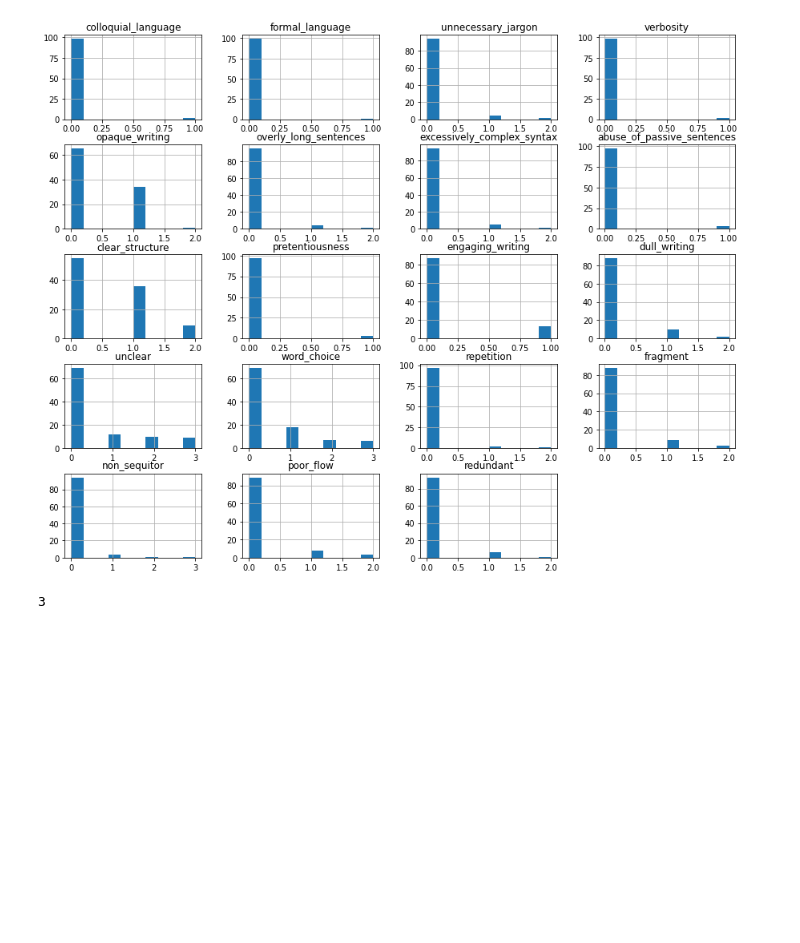
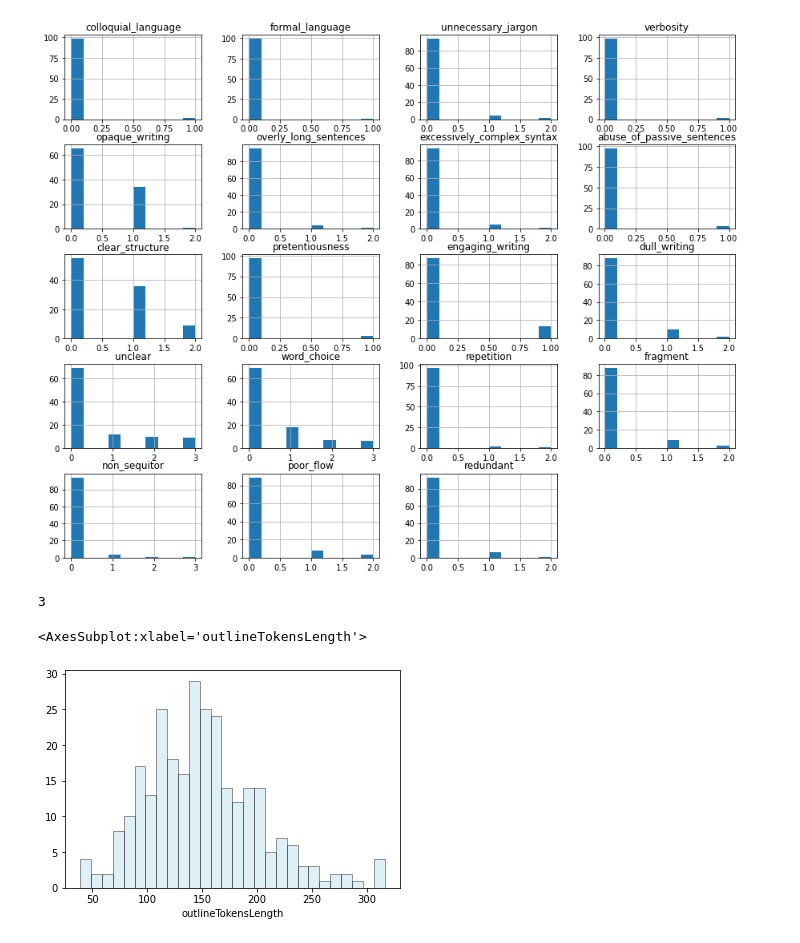
Before and after one commit to petervajdecka02947/SageWrite, a Jupyter notebook: 1.Preprocess.ipynb, the cells around one changed output. Drawn from its saved outputs; the diff is of its cells as text; code cells hidden in the pictures; blank space fills up the shorter version.

```diff
--- a/1.Preprocess.ipynb
+++ b/1.Preprocess.ipynb
@@ -27,3 +21,27 @@ def drop_and_rename(dat, col_name1, col_name2):
+# %%
+def drop_and_rename(dat, col_name1, col_name2):
+    """
+    Drop two certain columns change name of last one to constant name
+    """
+
+    dat  = dat.drop([col_name1, col_name2], axis = 1)
+
+    return dat.rename(columns=colnames_change_dict)
+
+def set_column_text_len(dat, col_name):
+    """
+    Get number of words in selected columns for each record
+    """
+    dat['{}TokensLength'.format(col_name)] = dat[col_name].str.split(" ").str.len()
+    return dat
+def plot_column_distribution(dat, col_name):
+    """
+    plot distribution of given columns
+    """
+    return sns.distplot(dat[col_name], hist=True, kde=False,
+             bins=int(len(dat)/10), color = 'lightblue',
+             hist_kws={'edgecolor':'black'},
+             kde_kws={'linewidth': 5})
 # %%
 data = pd.read_csv(data_input_dir_str)
 #data = data.replace(name_replacement)
@@ -51,3 +73,11 @@ data = pd.concat(data_lst)
 len(data[data.sb_summary_id==1])
 # %% [output]
 3
+# %%
+data = set_column_text_len(data, "outline")
+data = set_column_text_len(data, "original_text")
+# %%
+plot_column_distribution(data, "outlineTokensLength")
+# %% [output]
+<AxesSubplot:xlabel='outlineTokensLength'>
+[figure, added]
```
Also changed, not shown: parts of 6 cells of this notebook, 10 other files.
